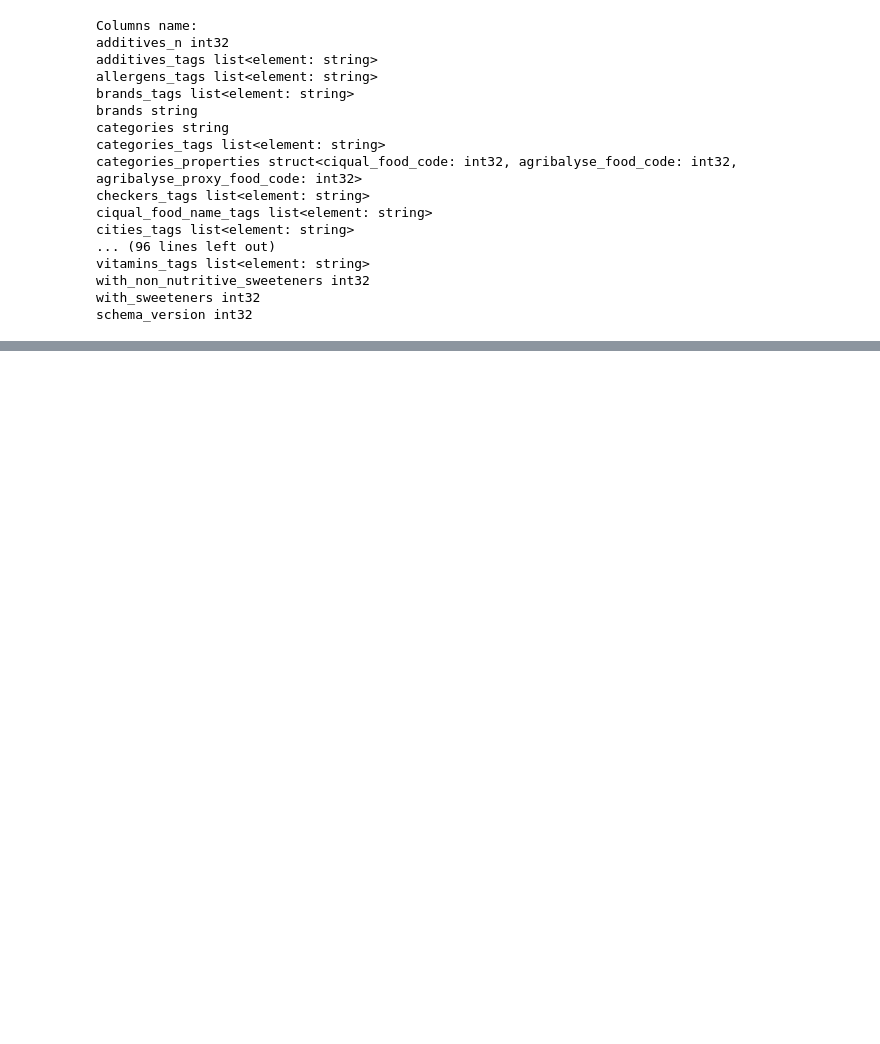
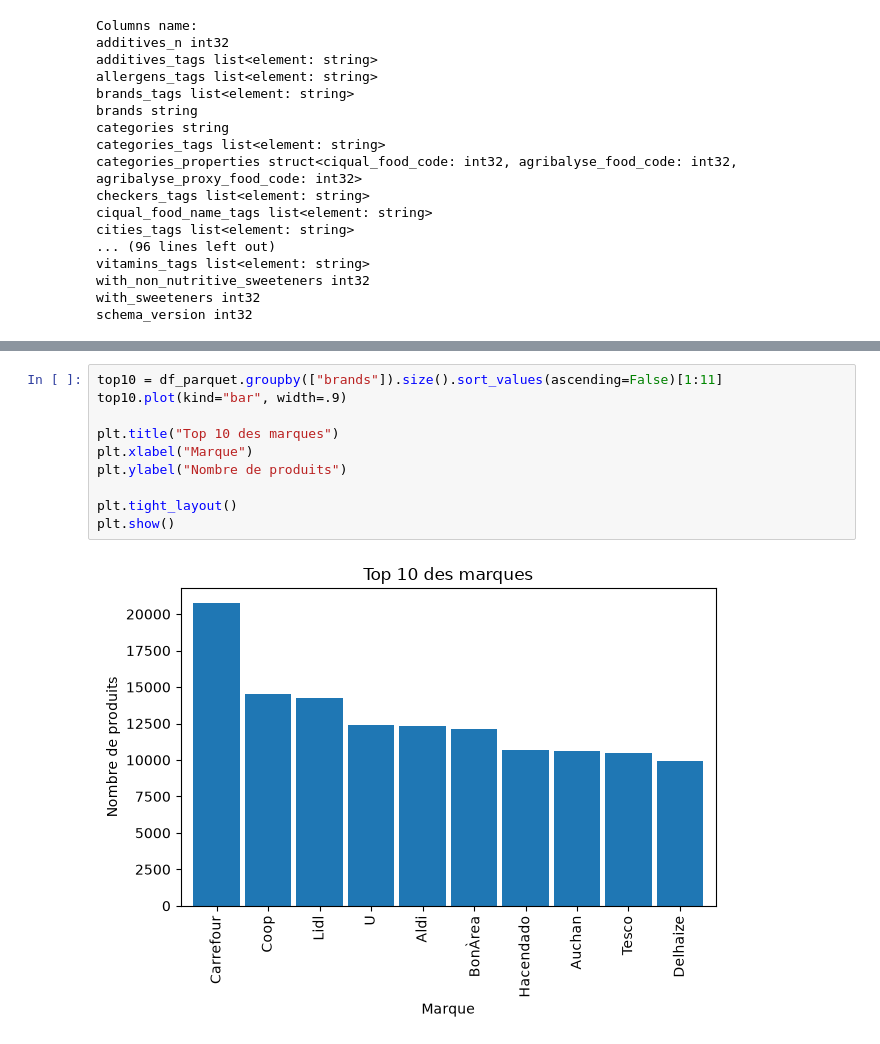
Before and after one commit to karim-guess/NutriScope_SOK, a Jupyter notebook: notebooks/tp1_parquet_df.ipynb, the cells around one changed output, grey strips where cells are left out. Cells and saved outputs as stored; diff of their text form; blank space fills up the shorter version.

Commit message:
Ajout du graphique Top 10 des marques et correction du classement limité à 9 marques dans le journal

```diff
--- a/notebooks/tp1_parquet_df.ipynb
+++ b/notebooks/tp1_parquet_df.ipynb
@@ -212 +213,13 @@ Execution time : 2 seconds, 869 milliseconds and 411 microseconds
 -----------------------
+# %%
+top10 = df_parquet.groupby(["brands"]).size().sort_values(ascending=False)[1:11]
+top10.plot(kind="bar", width=.9)
+
+plt.title("Top 10 des marques")
+plt.xlabel("Marque")
+plt.ylabel("Nombre de produits")
+
+plt.tight_layout()
+plt.show()
+# %% [output]
+[figure, added]
```
Also changed, not shown: parts of 6 cells of this notebook, 1 other file.
